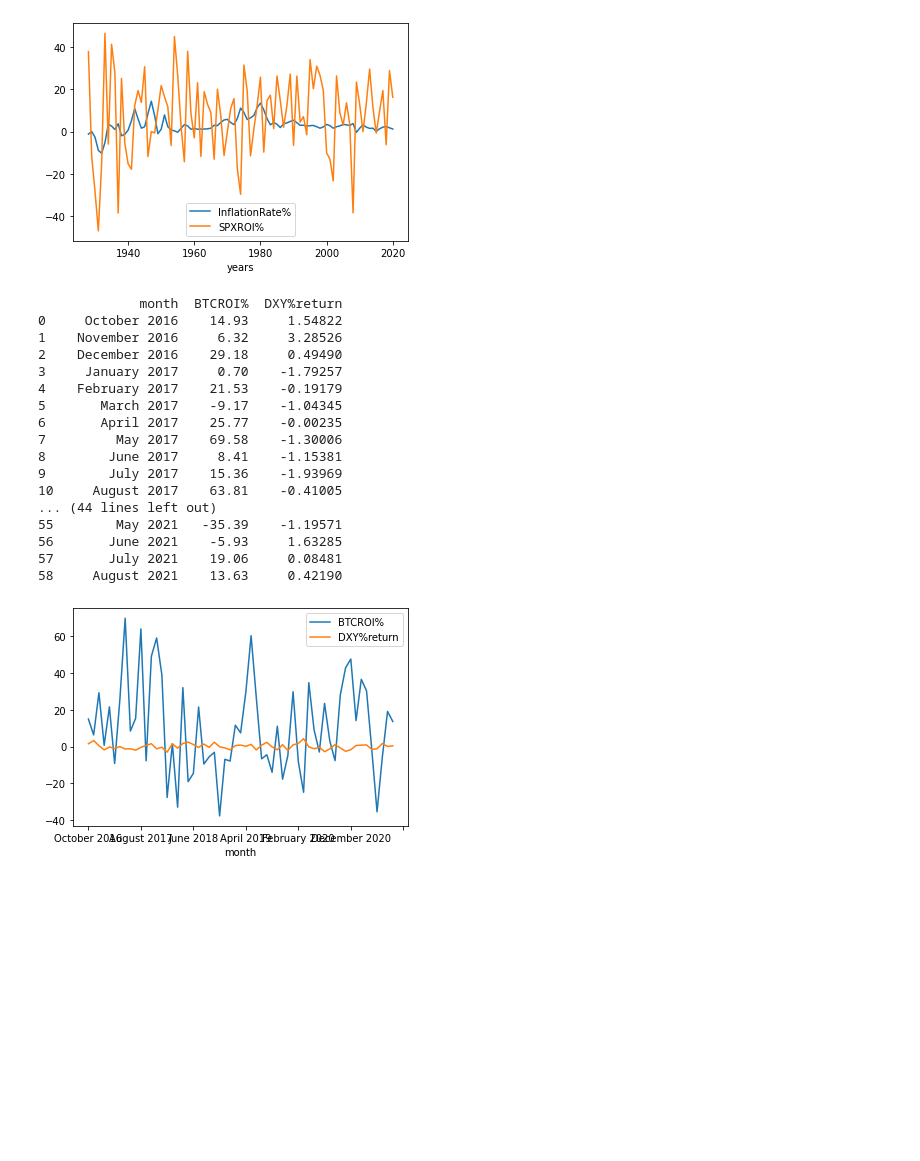
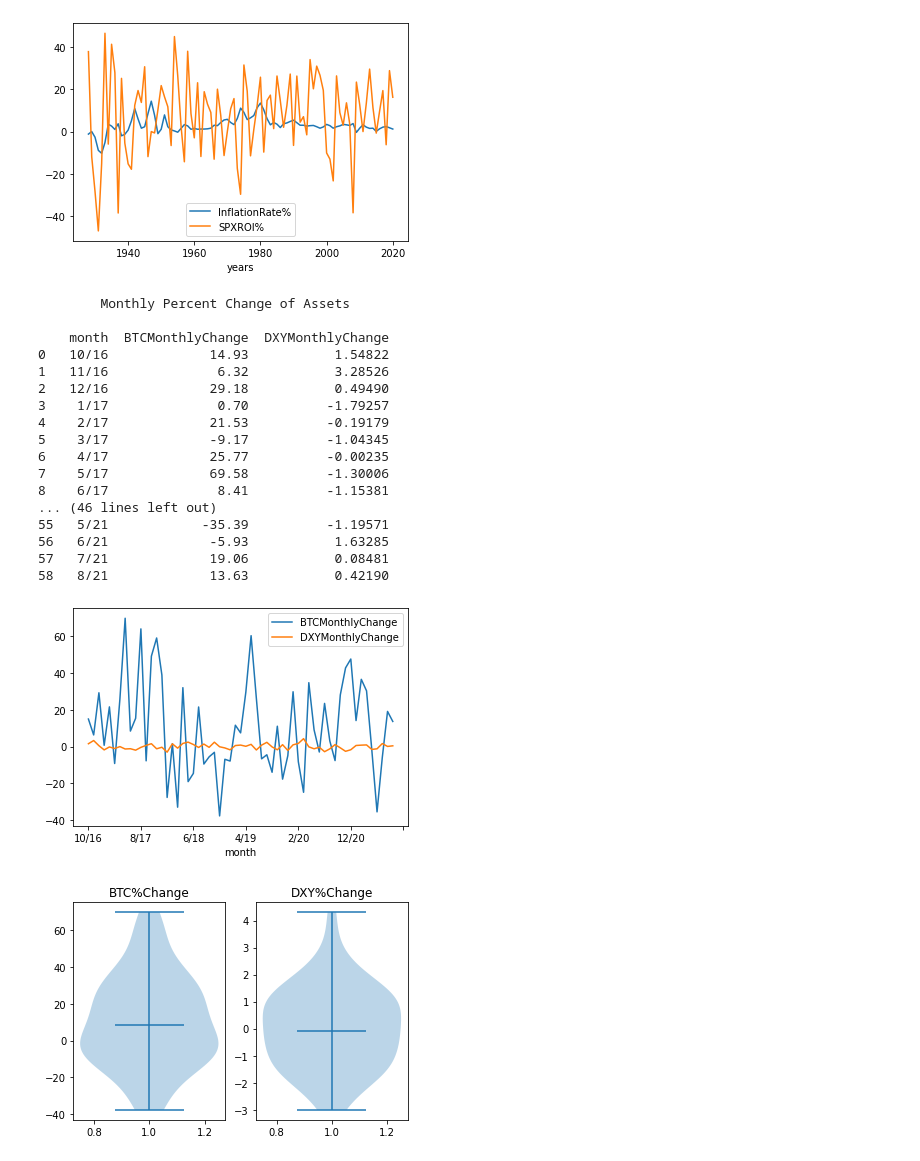
Before and after one commit to Albert-Lepree/InflationScraper, a Jupyter notebook: notebook.ipynb, the cells around one changed output. Cells and saved outputs as stored; diff of their text form; code cells hidden in the pictures; blank space fills up the shorter version.

Commit message:
Changed formatting on graphs. Added violin plots. Organized code and added commenting.

```diff
--- a/notebook.ipynb
+++ b/notebook.ipynb
@@ -26,23 +25,26 @@ ARBTC = annualReturns.dataFrame()
 [figure]
 # %%
 import monthlyReturnBTC
+print("        "
+      "Monthly Percent Change of Assets\n")
 MRBTC = monthlyReturnBTC.merge_and_plot_data()
 # %% [output]
-             month  BTCROI%  DXY%return
-0     October 2016    14.93     1.54822
-1    November 2016     6.32     3.28526
-2    December 2016    29.18     0.49490
-3     January 2017     0.70    -1.79257
-4    February 2017    21.53    -0.19179
-5       March 2017    -9.17    -1.04345
-6       April 2017    25.77    -0.00235
-7         May 2017    69.58    -1.30006
-8        June 2017     8.41    -1.15381
-9        July 2017    15.36    -1.93969
-10     August 2017    63.81    -0.41005
-... (44 lines left out)
-55        May 2021   -35.39    -1.19571
-56       June 2021    -5.93     1.63285
-57       July 2021    19.06     0.08481
-58     August 2021    13.63     0.42190
+        Monthly Percent Change of Assets
+
+    month  BTCMonthlyChange  DXYMonthlyChange
+0   10/16             14.93           1.54822
+1   11/16              6.32           3.28526
+2   12/16             29.18           0.49490
+3    1/17              0.70          -1.79257
+4    2/17             21.53          -0.19179
+5    3/17             -9.17          -1.04345
+6    4/17             25.77          -0.00235
+7    5/17             69.58          -1.30006
+8    6/17              8.41          -1.15381
+... (46 lines left out)
+55   5/21            -35.39          -1.19571
+56   6/21             -5.93           1.63285
+57   7/21             19.06           0.08481
+58   8/21             13.63           0.42190
-[figure, old version]
+[figure, new version]
+[figure, added]
```
Also changed, not shown: parts of 1 cell of this notebook, 1 other file.
